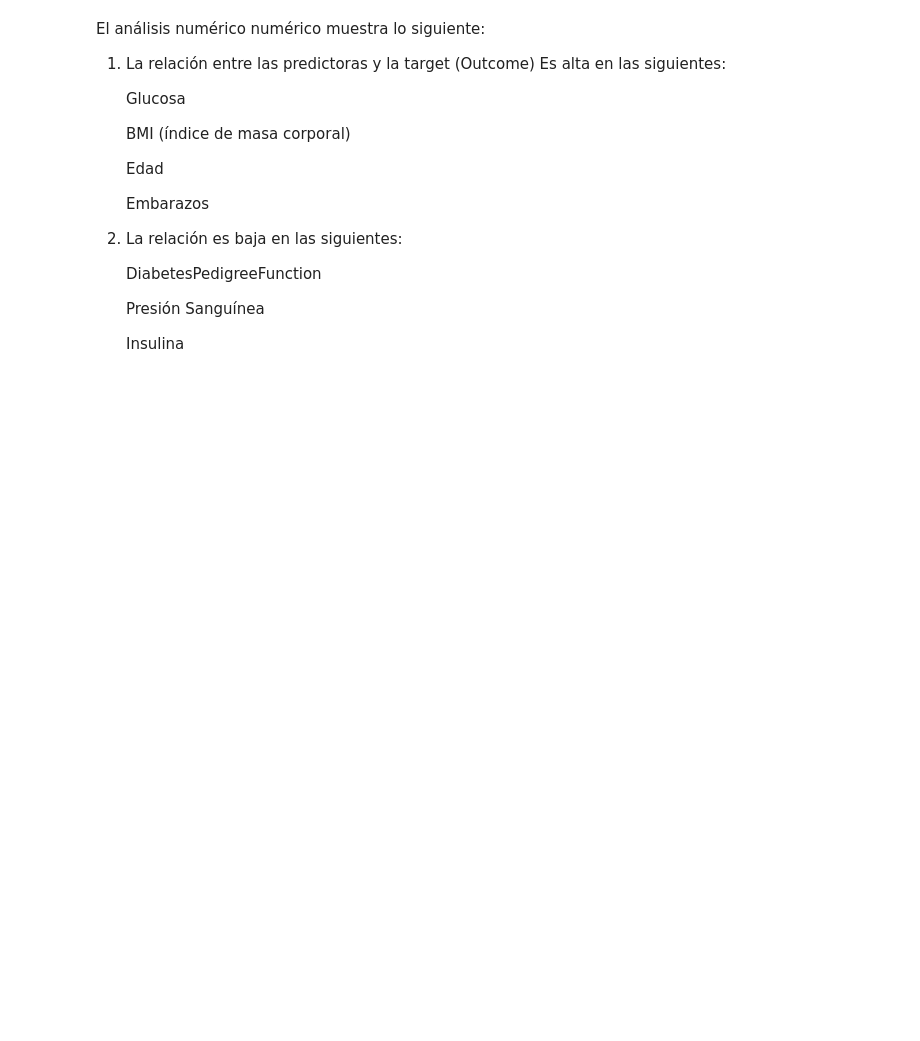
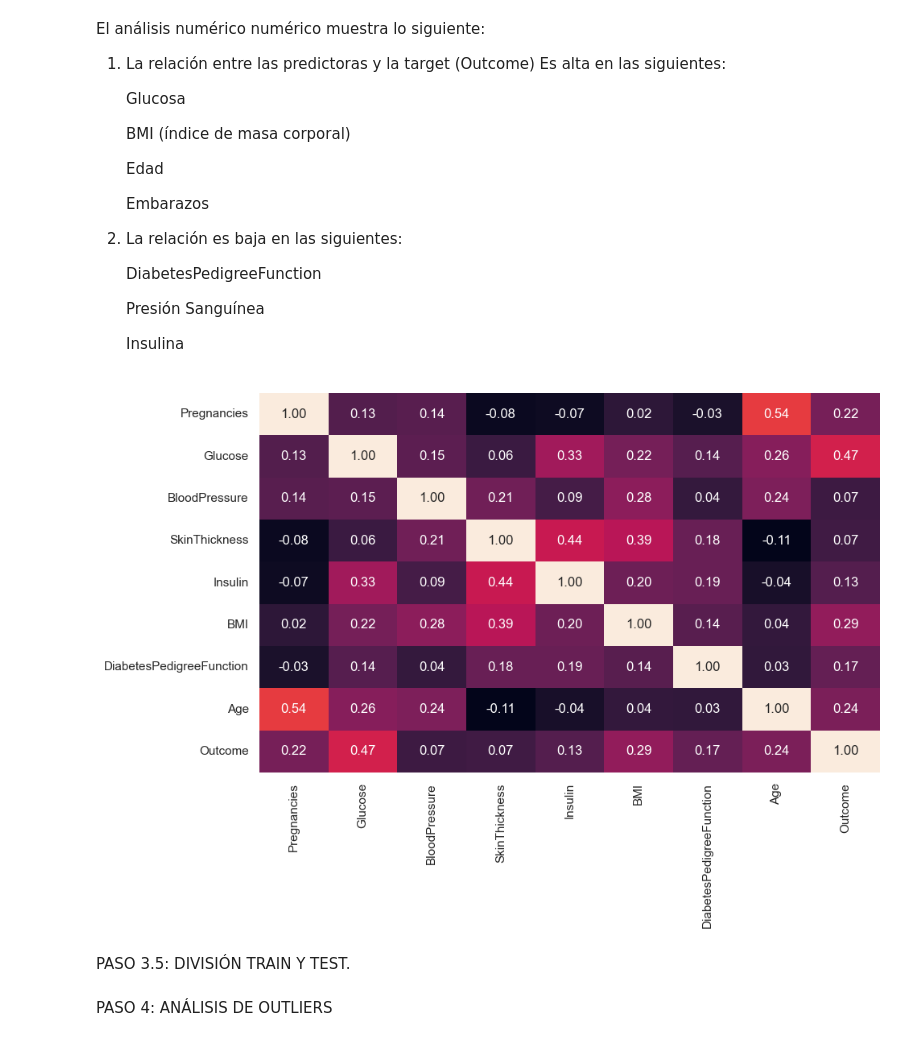
Before and after one commit to FEFO2/decision-tree-project-tutorial, a Jupyter notebook: src/explore.ipynb, the cells around one changed output. Saved outputs shown, nothing was run; the diff lists cells and outputs as text; code cells hidden in the pictures; blank space fills up the shorter version.

```diff
--- a/src/explore.ipynb
+++ b/src/explore.ipynb
@@ -160,3 +155,12 @@ El análisis numérico numérico muestra lo siguiente:
     Presión Sanguínea
 
     Insulina
+# %%
+fig, axis = plt.subplots(figsize = (10, 7))
+sns.heatmap(total_data.corr(), annot = True, fmt = ".2f", cbar = False)
+plt.tight_layout()
+plt.show()
+# %% [output]
+[figure, added]
+# %% [markdown]
+PASO 3.5: DIVISIÓN TRAIN Y TEST.
@@ -162,0 +179,2 @@ El análisis numérico numérico muestra lo siguiente:
+# %% [markdown]
+PASO 4: ANÁLISIS DE OUTLIERS
```
Also changed, not shown: parts of 25 cells of this notebook, 12 other files.
